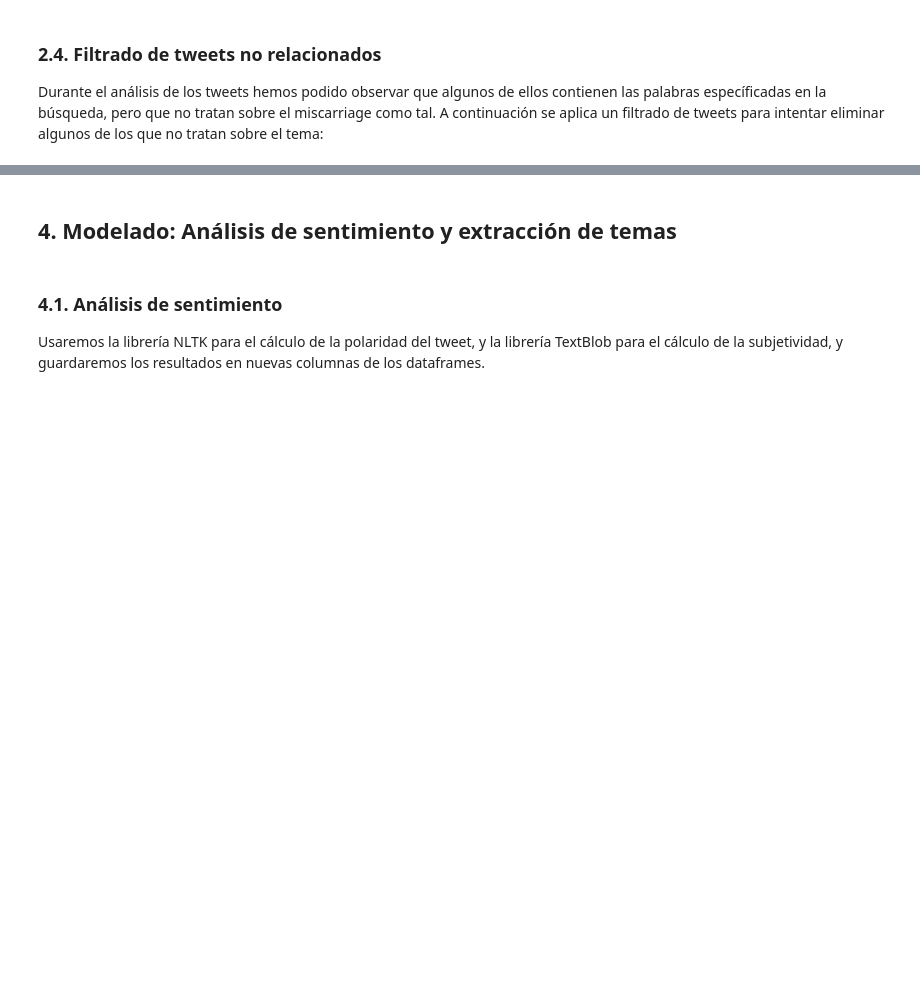
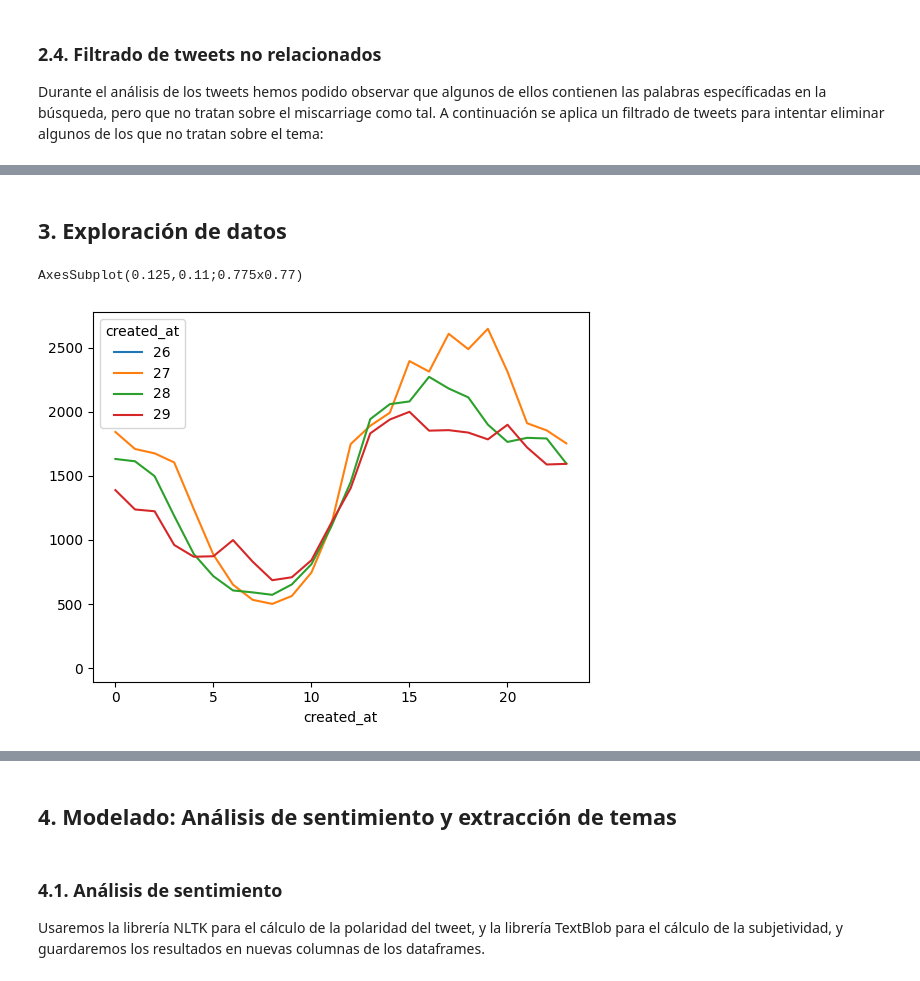
Before and after one commit to Oliph/MiscarriageTwitterAnalysis, a Jupyter notebook: miscarriage-analysis.ipynb, the cells around one changed output, grey strips where cells are left out. Cells and saved outputs as stored; diff of their text form; code cells hidden in the pictures; blank space fills up the shorter version.

Commit message:
Results miscarriage-2022

```diff
--- a/miscarriage-analysis.ipynb
+++ b/miscarriage-analysis.ipynb
@@ -267,12 +282,8 @@ df['clean_text'].head()
 
 Durante el análisis de los tweets hemos podido observar que algunos de ellos contienen las palabras específicadas en la búsqueda, pero que no tratan sobre el miscarriage como tal. A continuación se aplica un filtrado de tweets para intentar eliminar algunos de los que no tratan sobre el tema:
 # %%
-# MUST WORDS
-#must_words = r'\b(?:miscarriage|baby|loss|pregnancy)\b'
-
 # FLAGGED WORDS (UNRELATED TWEETS)
 flagged_words = [
     r'\bmiscarriage\s+of\s+justice\b',
     r'\bjustice\b',
-    r'weight\s*loss',
-]
+    r'weight\s*loss']
@@ -310,0 +307,10 @@ print("After filtering: ", len(df))
+# %% [markdown]
+## 3. Exploración de datos
+# %%
+
+df1 = df.groupby([df['created_at'].dt.hour, df['created_at'].dt.day]).size().unstack().plot()
+
+print (df1)
+# %% [output]
+AxesSubplot(0.125,0.11;0.775x0.77)
+[figure, added]
```
Also changed, not shown: parts of 76 cells of this notebook.
